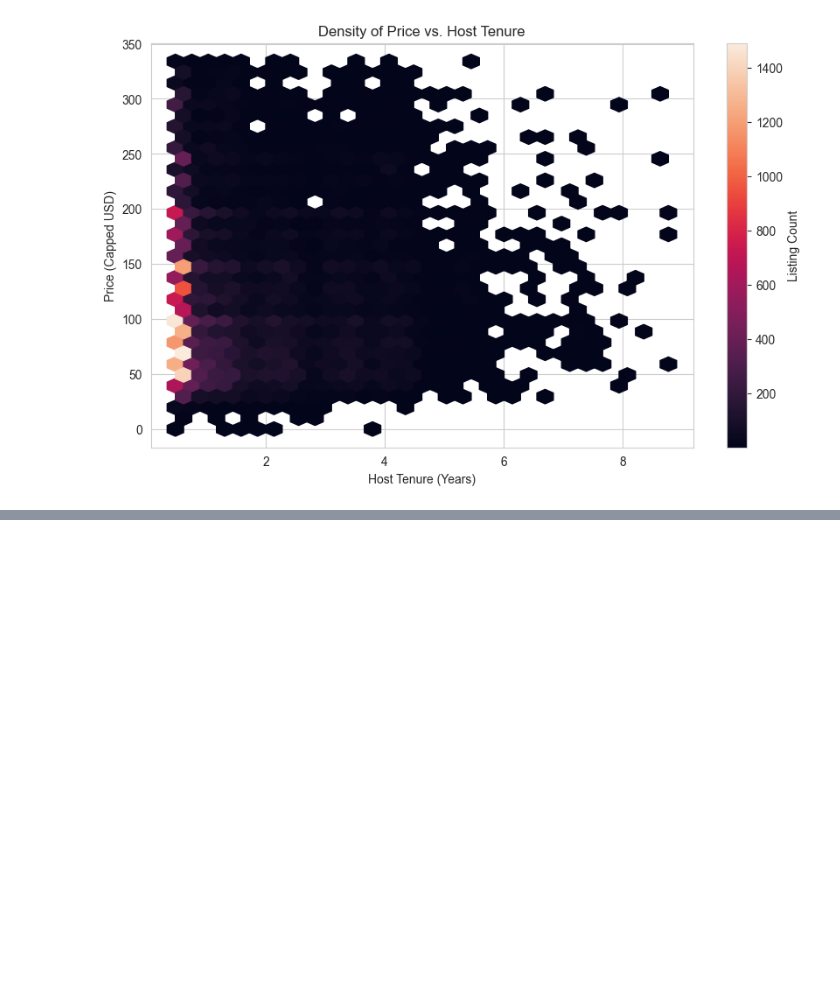
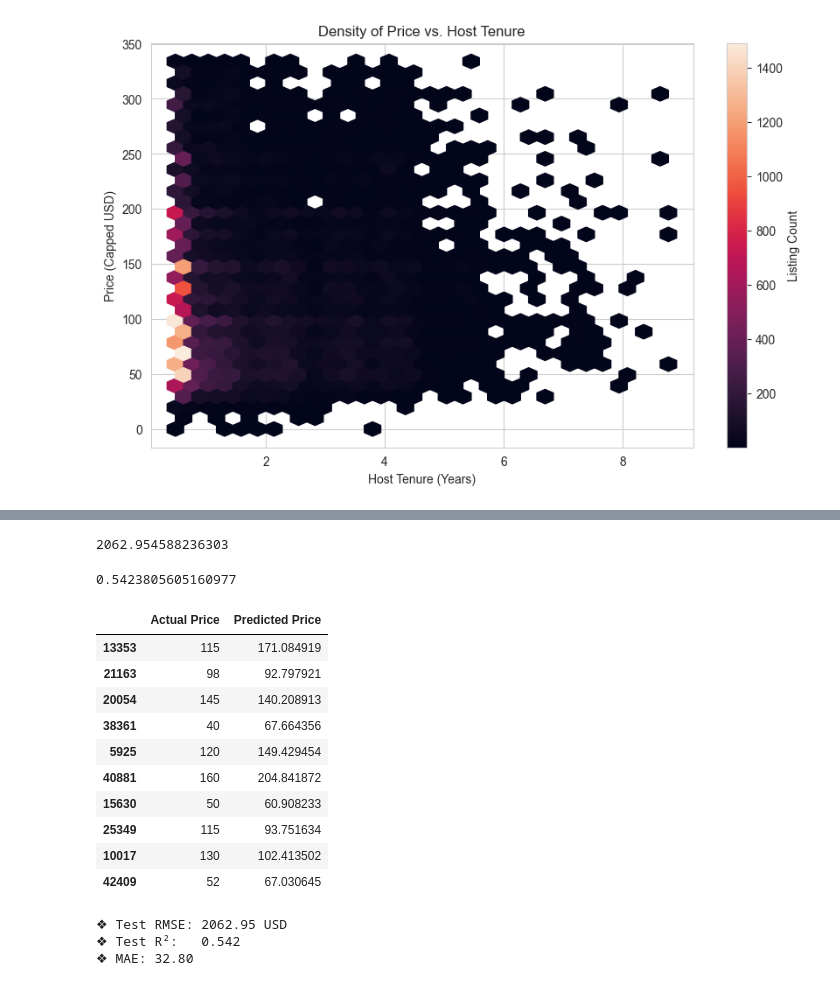
Before and after one commit to ys09123/airbnb-dataset-analysis, a Jupyter notebook: airbnb.ipynb, the cells around one changed output, grey strips where cells are left out. Cells and saved outputs as stored; diff of their text form; code cells hidden in the pictures; blank space fills up the shorter version.

```diff
--- a/airbnb.ipynb
+++ b/airbnb.ipynb
@@ -352,0 +397,25 @@ Text(0, 0.5, 'Price (Capped USD)')
+# %%
+rmse = mean_squared_error(y_test, y_pred)
+# %% [output]
+2062.954588236303
+# %%
+r2   = r2_score(y_test, y_pred)
+# %% [output]
+0.5423805605160977
+# %%
+pd.DataFrame({
+    'Actual Price': y_test,
+    'Predicted Price': y_pred
+}).head(10)
+# %% [output]
+|  | Actual Price | Predicted Price |
+| 13353 | 115 | 171.084919 |
+| 21163 | 98 | 92.797921 |
+| 20054 | 145 | 140.208913 |
+| 38361 | 40 | 67.664356 |
+| 5925 | 120 | 149.429454 |
+| 40881 | 160 | 204.841872 |
+| 15630 | 50 | 60.908233 |
+| 25349 | 115 | 93.751634 |
+| 10017 | 130 | 102.413502 |
+| 42409 | 52 | 67.030645 |
@@ -352,0 +425,8 @@ Text(0, 0.5, 'Price (Capped USD)')
+# %%
+print(f'❖ Test RMSE: {rmse:.2f} USD')
+print(f'❖ Test R²:   {r2:.3f}')
+print(f"❖ MAE: {mae:.2f}")
+# %% [output]
+❖ Test RMSE: 2062.95 USD
+❖ Test R²:   0.542
+❖ MAE: 32.80
```
Also changed, not shown: parts of 22 cells of this notebook, 1 other file.
